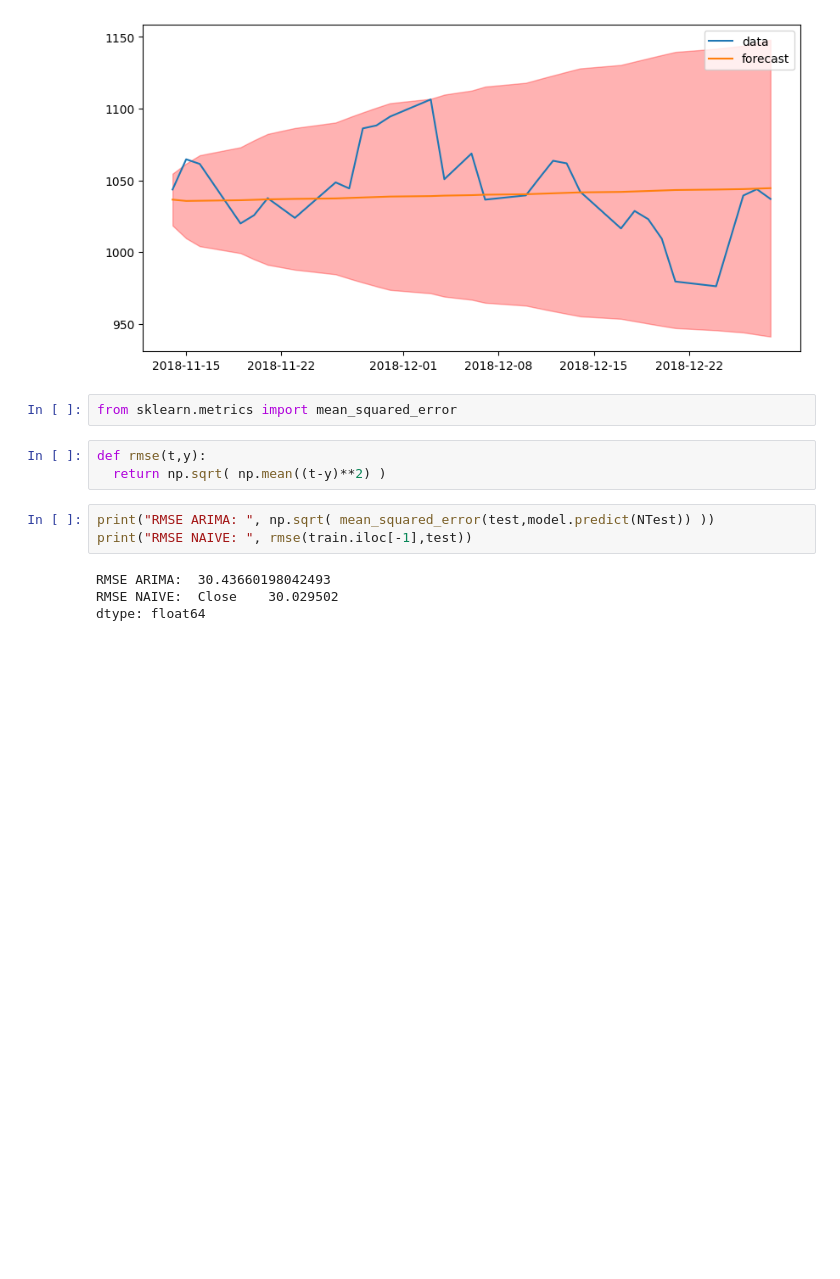
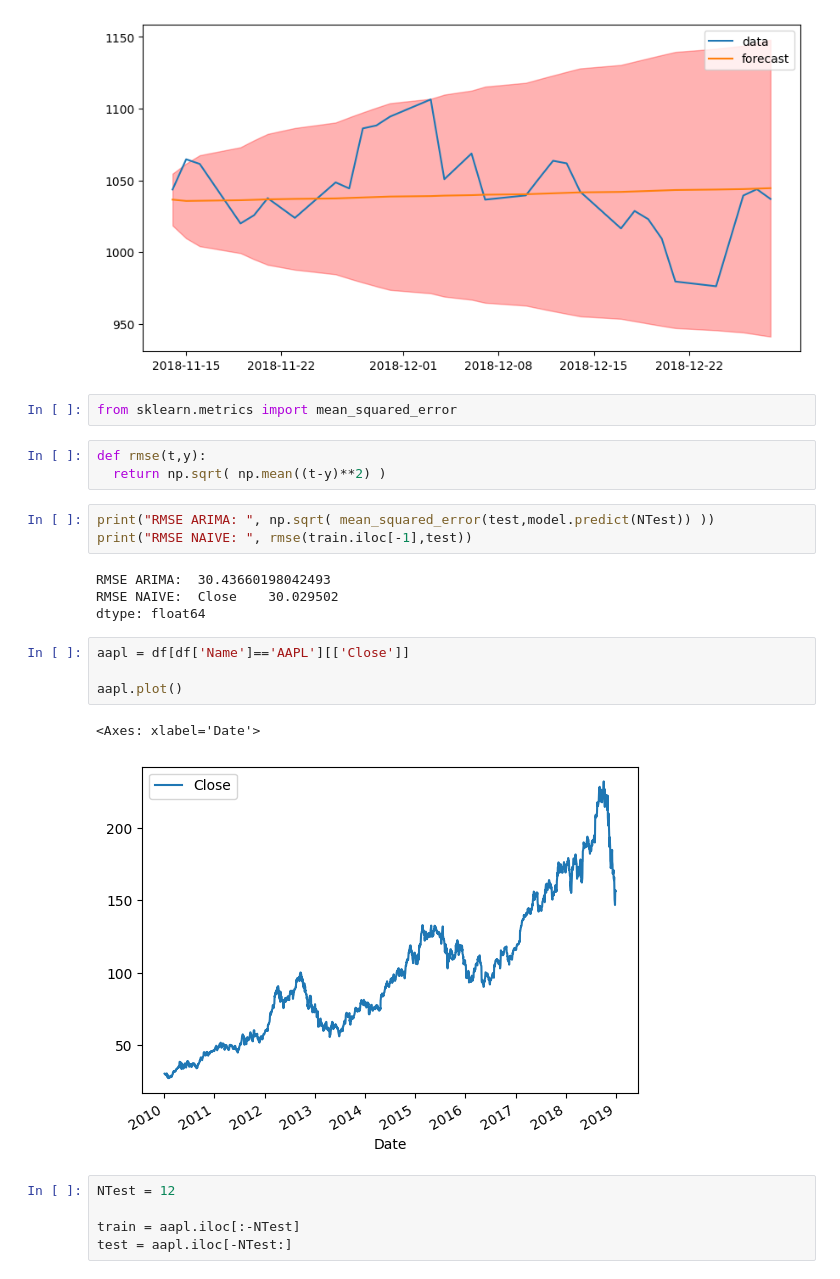
Before and after one commit to yeesem/Time-Series-Data-Analysis, a Jupyter notebook: ARIMA_4.ipynb, the cells around one changed output. Cells and saved outputs as stored; diff of their text form; blank space fills up the shorter version.

```diff
--- a/ARIMA_4.ipynb
+++ b/ARIMA_4.ipynb
@@ -143,3 +174,15 @@ print("RMSE NAIVE: ", rmse(train.iloc[-1],test))
 RMSE ARIMA:  30.43660198042493
 RMSE NAIVE:  Close    30.029502
 dtype: float64
+# %%
+aapl = df[df['Name']=='AAPL'][['Close']]
+
+aapl.plot()
+# %% [output]
+<Axes: xlabel='Date'>
+[figure, added]
+# %%
+NTest = 12
+
+train = aapl.iloc[:-NTest]
+test = aapl.iloc[-NTest:]
```
Also changed, not shown: parts of 9 cells of this notebook.
